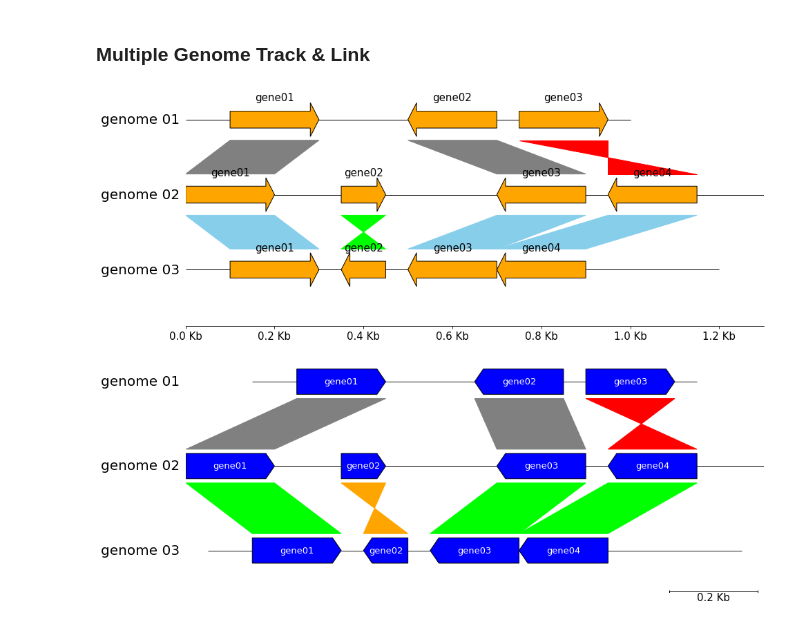
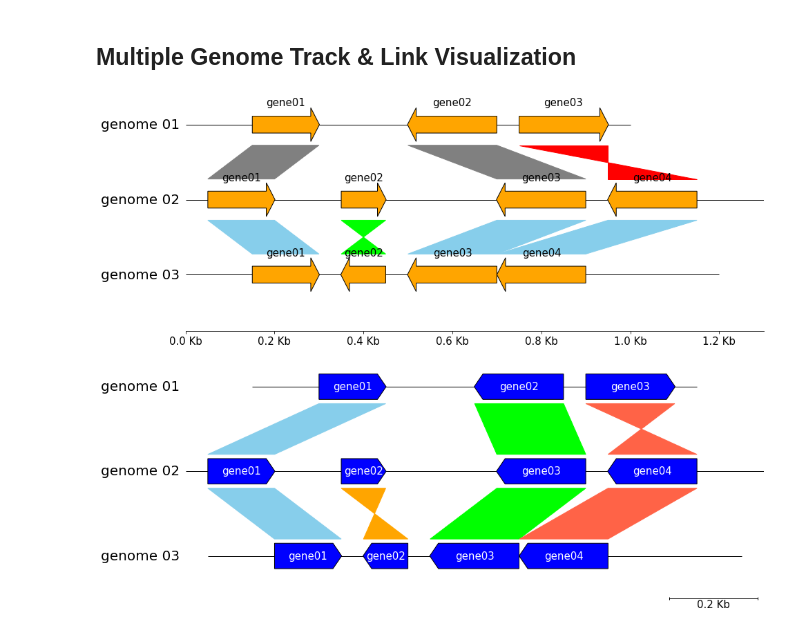
Before and after one commit to moshi4/pyGenomeViz, a Jupyter notebook: example/tutorial.ipynb, the cells around one changed output. Cells and saved outputs as stored; diff of their text form; code cells hidden in the pictures.

```diff
--- a/example/tutorial.ipynb
+++ b/example/tutorial.ipynb
@@ -9,7 +5,7 @@ from pygenomeviz import GenomeViz
 
 # Tutorial dataset (cds_list = start, end, strand)
 name, genome_size = "Tutorial 01", 5000
-cds_list = ((100, 900, -1), (1100, 1300, 1), (1350, 1500, 1), (1520, 1700, 1), (1900, 2200, -1), (2500, 2700, 1), (2700, 2800, -1), (2850, 3000, -1), (3100, 3500, 1), (3500, 3800, -1), (3900, 4200, -1), (4300, 4700, -1), (4800, 4850, 1))
+cds_list = ((100, 900, -1), (1100, 1300, 1), (1350, 1500, 1), (1520, 1700, 1), (1900, 2200, -1), (2500, 2700, 1), (2700, 2800, -1), (2850, 3000, -1), (3100, 3500, 1), (3600, 3800, -1), (3900, 4200, -1), (4300, 4700, -1), (4800, 4850, 1))
 
 gv = GenomeViz()
 track = gv.add_feature_track(name, genome_size)
@@ -54,12 +53,12 @@ fig = gv.plotfig()
 # %% [markdown]
-### Multiple Genome Track & Link
+## Multiple Genome Track & Link Visualization
 # %%
 from pygenomeviz import GenomeViz
 
 genome_list = (
-    {"name": "genome 01", "size": 1000, "cds_list": ((100, 300, 1), (500, 700, -1), (750, 950, 1)), },
-    {"name": "genome 02", "size": 1300, "cds_list": ((0, 200, 1), (350, 450, 1), (700, 900, -1), (950, 1150, -1)), },
-    {"name": "genome 03", "size": 1200, "cds_list": ((100, 300, 1), (350, 450, -1), (500, 700, -1), (700, 900, -1)), },
+    {"name": "genome 01", "size": 1000, "cds_list": ((150, 300, 1), (500, 700, -1), (750, 950, 1))},
+    {"name": "genome 02", "size": 1300, "cds_list": ((50, 200, 1), (350, 450, 1), (700, 900, -1), (950, 1150, -1))},
+    {"name": "genome 03", "size": 1200, "cds_list": ((150, 300, 1), (350, 450, -1), (500, 700, -1), (701, 900, -1))},
 )
 
 gv = GenomeViz(tick_style="axis")
@@ -80,59 +79,65 @@ for genome in genome_list:
             labelha="center",
         )
 
-# Link between "genome 01" and "genome 02"
-gv.add_link(("genome 01", 100, 300), ("genome 02", 0, 200))
+# Add link between "genome 01" and "genome 02"
+gv.add_link(("genome 01", 150, 300), ("genome 02", 50, 200))
 gv.add_link(("genome 01", 500, 700), ("genome 02", 700, 900))
 gv.add_link(("genome 01", 750, 950), ("genome 02", 1150, 950))
-# Link between "genome 02" and "genome 03"
-gv.add_link(("genome 02", 0, 200), ("genome 03", 100, 300), normal_color="skyblue", inverted_color="lime")
+# Add link between "genome 02" and "genome 03"
+gv.add_link(("genome 02", 50, 200), ("genome 03", 150, 300), normal_color="skyblue", inverted_color="lime")
 gv.add_link(("genome 02", 350, 450), ("genome 03", 450, 350), normal_color="skyblue", inverted_color="lime")
 gv.add_link(("genome 02", 700, 900), ("genome 03", 500, 700), normal_color="skyblue", inverted_color="lime")
-gv.add_link(("genome 03", 700, 900), ("genome 02", 950, 1150), normal_color="skyblue", inverted_color="lime")#
+gv.add_link(("genome 03", 701, 900), ("genome 02", 950, 1150), normal_color="skyblue", inverted_color="lime")
 
 fig = gv.plotfig()
 # %% [output]
-[figure, old version]
+[figure, new version]
 # %%
 from pygenomeviz import GenomeViz
 
 genome_list = (
-    {"name": "genome 01", "size": 1000, "cds_list": ((100, 300, 1), (500, 700, -1), (750, 950, 1)), },
-    {"name": "genome 02", "size": 1300, "cds_list": ((1, 200, 1), (350, 450, 1), (700, 900, -1), (950, 1150, -1)), },
-    {"name": "genome 03", "size": 1200, "cds_list": ((100, 300, 1), (350, 450, -1), (500, 700, -1), (700, 900, -1)), },
+    {"name": "genome 01", "size": 1000, "cds_list": ((150, 300, 1), (500, 700, -1), (750, 950, 1))},
+    {"name": "genome 02", "size": 1300, "cds_list": ((50, 200, 1), (350, 450, 1), (700, 900, -1), (950, 1150, -1))},
+    {"name": "genome 03", "size": 1200, "cds_list": ((150, 300, 1), (350, 450, -1), (500, 700, -1), (701, 900, -1))},
 )
 
-gv = GenomeViz(feature_track_ratio=0.5, tick_track_ratio=0.5, arrow_shaft_ratio=1.0, tick_style="bar", align_type="center")
+gv = GenomeViz(
+    feature_track_ratio=0.5,
+    link_track_ratio=1.0,
+    tick_track_ratio=0.5,
+    arrow_shaft_ratio=1.0,
+    tick_style="bar",
+    align_type="center",
+)
 for genome in genome_list:
     name, size, cds_list = genome["name"], genome["size"], genome["cds_list"]
     track = gv.add_feature_track(name, size)
     for idx, cds in enumerate(cds_list, 1):
         start, end, strand = cds
         track.add_feature(
             start,
             end,
             strand,
             label=f"gene{idx:02d}",
             labelcolor="white",
-            labelsize=13,
             labelrotation=0,
             labelvpos="center",
             labelhpos="center",
             labelha="center",
             facecolor="blue",
             linewidth=1,
         )
 
-# Link between "genome 01" and "genome 02"
-gv.add_link(("genome 01", 100, 300), ("genome 02", 1, 200))
-gv.add_link(("genome 01", 500, 700), ("genome 02", 700, 900))
-gv.add_link(("genome 01", 750, 950), ("genome 02", 1150, 950))
-# Link between "genome 02" and "genome 03"
-gv.add_link(("genome 02", 1, 200), ("genome 03", 100, 300), normal_color="lime", inverted_color="orange")
-gv.add_link(("genome 02", 350, 450), ("genome 03", 450, 350), normal_color="lime", inverted_color="orange")
-gv.add_link(("genome 02", 700, 900), ("genome 03", 500, 700), normal_color="lime", inverted_color="orange")
-gv.add_link(("genome 03", 700, 900), ("genome 02", 950, 1150), normal_color="lime", inverted_color="orange")#
+# Add link between "genome 01" and "genome 02"
+gv.add_link(("genome 01", 150, 300), ("genome 02", 50, 200), normal_color="skyblue")
+gv.add_link(("genome 01", 500, 700), ("genome 02", 700, 900), normal_color="lime")
+gv.add_link(("genome 01", 750, 950), ("genome 02", 1150, 950), inverted_color="tomato")
+# Add link between "genome 02" and "genome 03"
+gv.add_link(("genome 02", 50, 200), ("genome 03", 150, 300), normal_color="skyblue")
+gv.add_link(("genome 02", 350, 450), ("genome 03", 450, 350), inverted_color="orange")
+gv.add_link(("genome 02", 700, 900), ("genome 03", 500, 700), normal_color="lime")
+gv.add_link(("genome 03", 701, 900), ("genome 02", 950, 1150), normal_color="tomato")
 
 fig = gv.plotfig()
 # %% [output]
-[figure, old version]
+[figure, new version]
```
Also changed, not shown: parts of 5 cells of this notebook.
